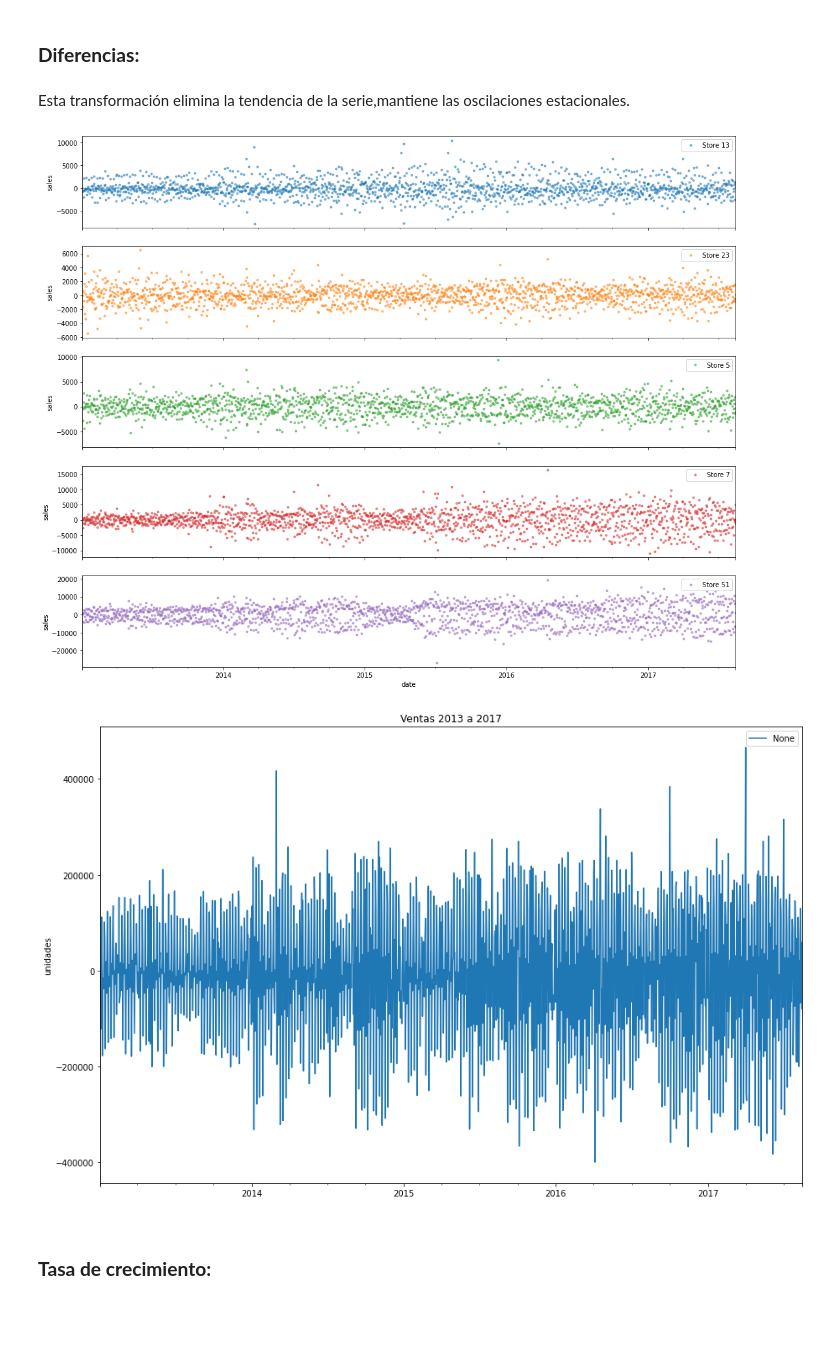
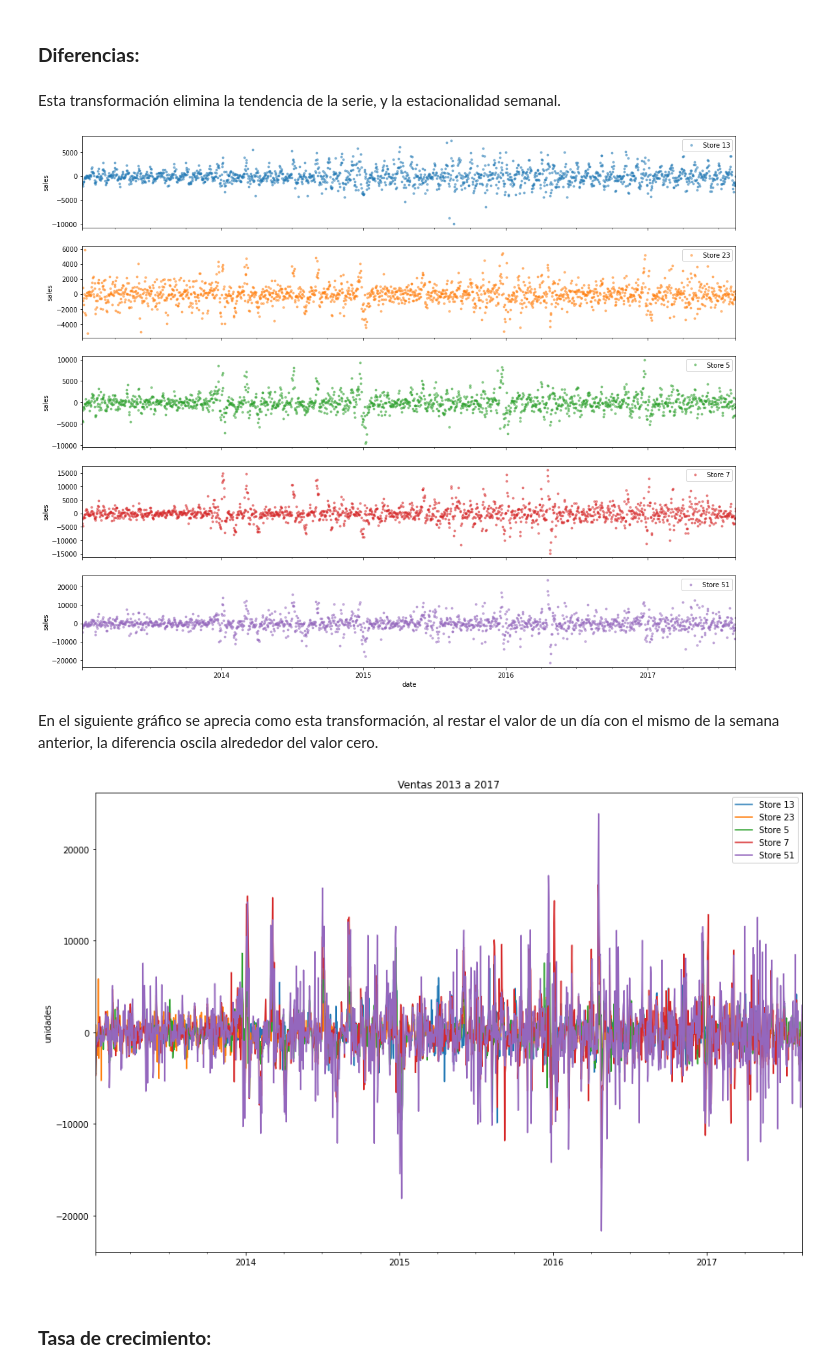
Before and after one commit to CHRISTIANDAGATTI/Mentoria_Series_Temporales, a Jupyter notebook: TP2_analisis_y_curacion.ipynb, the cells around one changed output. Cells and saved outputs as stored; diff of their text form; code cells hidden in the pictures; blank space fills up the shorter version.

```diff
--- a/TP2_analisis_y_curacion.ipynb
+++ b/TP2_analisis_y_curacion.ipynb
@@ -282,11 +285,11 @@ for ax in axes:
 ### **Diferencias:**
 # %% [markdown]
 
-Esta transformación elimina la tendencia de la serie,mantiene las oscilaciones estacionales.
+Esta transformación elimina la tendencia de la serie, y la estacionalidad semanal.
 # %%
 # Diferencias
 
-df_diff = df_filtered.diff(1).dropna()
+df_diff = df_filtered.diff(7).dropna()
 
 # plt.figure(figsize=(10, 6))
 # sns.boxenplot(data=to_features(df_diff), x='Sales', y='Store',
@@ -312,4 +315,6 @@ axes = df_diff.plot(marker='.', alpha=0.5, linestyle='None', figsize=(18, 15), s
 for ax in axes:
     ax.set_ylabel('sales')
 # %% [output]
-[figure, old version]
+[figure, new version]
+# %% [markdown]
+En el siguiente gráfico se aprecia como esta transformación, al restar el valor de un día con el mismo de la semana anterior, la diferencia oscila alrededor del valor cero.
@@ -316,8 +328,8 @@ for ax in axes:
 # %%
-figura(df_agg.diff(1).dropna(),
+figura(df_diff,
        'Ventas 2013 a 2017',
        'unidades');
 # %% [output]
-[figure, old version]
+[figure, new version]
 # %% [markdown]
 ### **Tasa de crecimiento:**
```
Also changed, not shown: parts of 65 cells of this notebook.
